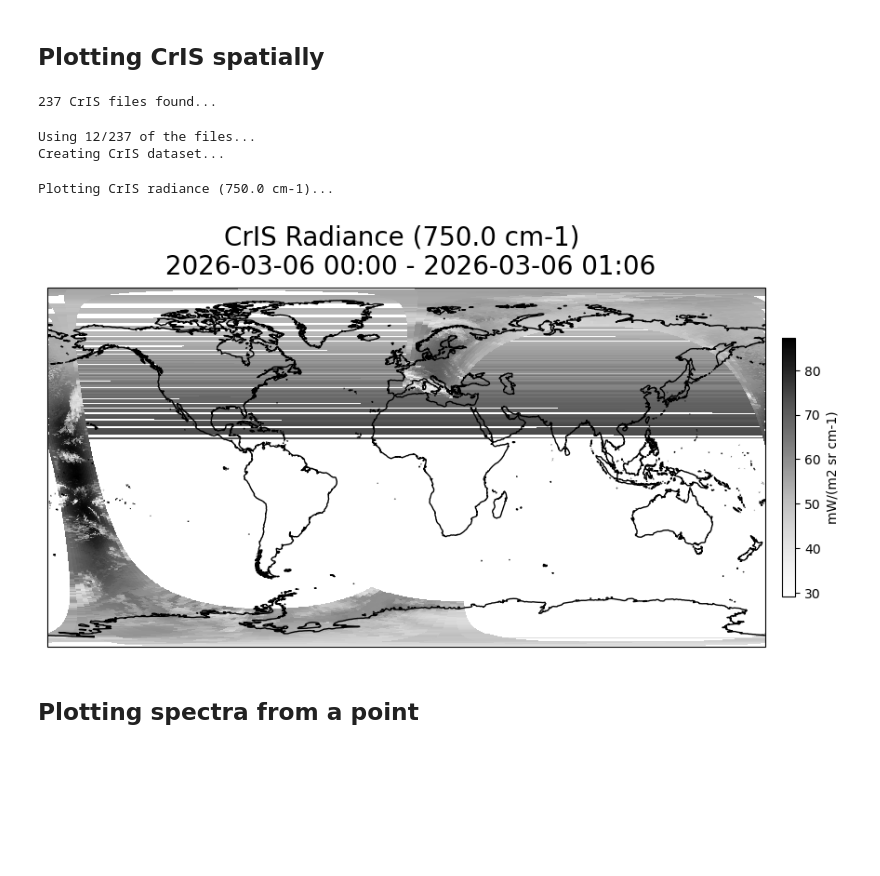
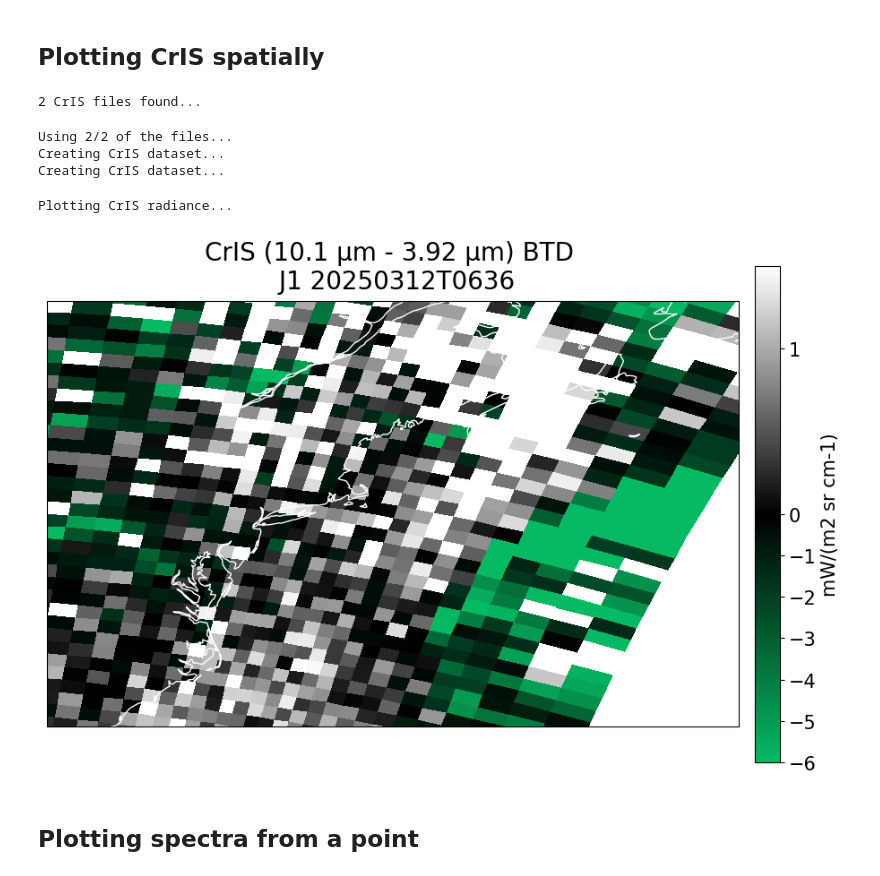
Before and after one commit to jesseturner/spectral_analysis, a Jupyter notebook: notebook_cris.ipynb, the cells around one changed output. Drawn from its saved outputs; the diff is of its cells as text; code cells hidden in the pictures; blank space fills up the shorter version.

Commit message:
Simplifying and running imagery

```diff
--- a/notebook_cris.ipynb
+++ b/notebook_cris.ipynb
@@ -41,7 +42,7 @@ def download_cris_data(date_start, date_end, lon_west=None, lat_south=None, lon_
     return files
 # %%
 cris_dir = "data/cris/from_earthaccess"
-cris_date = "20260306" #YYYYMMDD
+cris_date = "20250312" #YYYYMMDD
 cris_pattern = os.path.join(cris_dir, f"SNDR.J1.CRIS.{cris_date}*")
 
 cris_files = glob.glob(cris_pattern)
@@ -54,5 +55,5 @@ if not cris_files:
     next_day_formatted = (date_obj + timedelta(days=1)).strftime("%Y-%m-%d")
     cris_files = download_cris_data(sel_day_formatted, next_day_formatted, cris_dir=cris_dir)
 # %% [output]
-237 CrIS files found...
+2 CrIS files found...
 # %%
@@ -92,44 +111,53 @@ def extract_datetime_from_filename_cris(filename):
 # %%
-cris_files_sample = cris_files[:12]
+cris_files_sample = cris_files[:18]
 print(f"Using {len(cris_files_sample)}/{len(cris_files)} of the files...")
 
-da_cris, datetime_str = create_cris_da(cris_files_sample, wnum_sel=750)
+wnum_sel_lw = 990
+wnum_sel_sw = 2551
+
+da_cris_lw, datetime_str = create_cris_da(cris_files_sample, fov_sel=0, wnum_sel=wnum_sel_lw)
+da_cris_sw, datetime_str = create_cris_da(cris_files_sample, fov_sel=0, wnum_sel=wnum_sel_sw)
+
+Tb_lw = c_utils.radiance_to_brightness_temp(da_cris_lw, wnum_sel_lw)
+Tb_sw = c_utils.radiance_to_brightness_temp(da_cris_sw, wnum_sel_sw)
+
+da_cris = Tb_lw - Tb_sw
 # %% [output]
-Using 12/237 of the files...
+Using 2/2 of the files...
 Creating CrIS dataset...
+Creating CrIS dataset...
 # %%
-wnum_sel = da_cris['wnum_lw'].values
-print(f"Plotting CrIS radiance ({wnum_sel} cm-1)...")
+print(f"Plotting CrIS radiance...")
 projection=ccrs.PlateCarree(central_longitude=0)
 fig,ax=plt.subplots(1, figsize=(12,12),subplot_kw={'projection': projection})
 
-c = ax.pcolormesh(da_cris['lon'], da_cris['lat'], da_cris, cmap='Greys', shading='auto')
-# sc = ax.scatter(
-#     da_cris['lon'],
-#     da_cris['lat'],
-#     c=da_cris,
-#     cmap="Blues_r",
-#     s=1,
-#     marker="s",
-#     linewidths=0,
-#     vmin=50,
-#     vmax=66,
-#     transform=ccrs.PlateCarree()
-# )
+cmap = mcolors.LinearSegmentedColormap.from_list(
+    "custom_cmap",
+    [(0, "#06BA63"), (0.5, "black"), (1, "white")]
+)
+norm = mcolors.TwoSlopeNorm(vmin=-6, vcenter=0, vmax=1.5)
 
-ax.coastlines(resolution='50m', color='black', linewidth=1)
-ax.set_extent([-180, 180, -90, 90], crs=ccrs.PlateCarree())
+pcm = ax.pcolormesh(da_cris['lon'], da_cris['lat'], da_cris, cmap=cmap, norm=norm, shading="nearest")
 
-cbar = plt.colorbar(c, ax=ax, orientation='vertical', pad=0.02, shrink=0.3)
-cbar.set_label("mW/(m2 sr cm-1)")
-ax.set_title(f"CrIS Radiance ({wnum_sel} cm-1) \n {datetime_str}", fontsize=20, pad=10)
+clb = plt.colorbar(pcm, ax=ax, shrink=0.6, pad=0.02)
+clb.ax.tick_params(labelsize=15)
+clb.set_label("mW/(m2 sr cm-1)", fontsize=15)
 
-plt.savefig(f"plots/{today_date_str}_cris_spatial.png",
+wl_sel_lw = round(10_000/wnum_sel_lw, 2)
+wl_sel_sw = round(10_000/wnum_sel_sw, 2)
+description = f"{cris_files_sample[0].split(".")[1]} {cris_files_sample[0].split(".")[3]}"
+plot_title = f"CrIS ({wl_sel_lw} μm - {wl_sel_sw} μm) BTD \n {description}"
+ax.set_title(plot_title, fontsize=20, pad=10)
+
+ax.set_extent([-82, -56, 33, 49], crs=ccrs.PlateCarree())
+ax.coastlines(resolution='50m', color='white', linewidth=1)
+
+plt.savefig(f"plots/{today_date_str}_cris_spatial_{wnum_sel_lw}.png",
             dpi=200, bbox_inches='tight')
 plt.show()
 # %% [output]
-Plotting CrIS radiance (750.0 cm-1)...
+Plotting CrIS radiance...
-[figure, old version]
+[figure, new version]
 # %% [markdown]
 ## Plotting spectra from a point
 # %%
```
Also changed, not shown: parts of 2 cells of this notebook, 1 other file.
